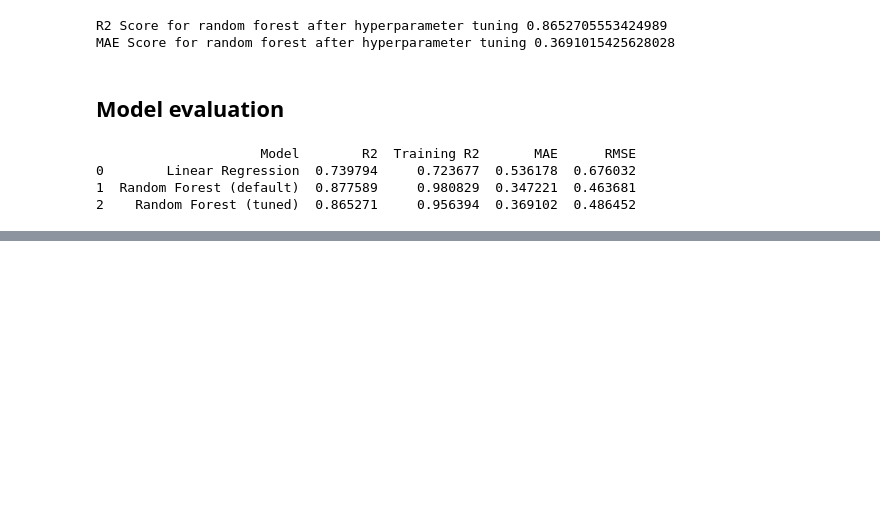
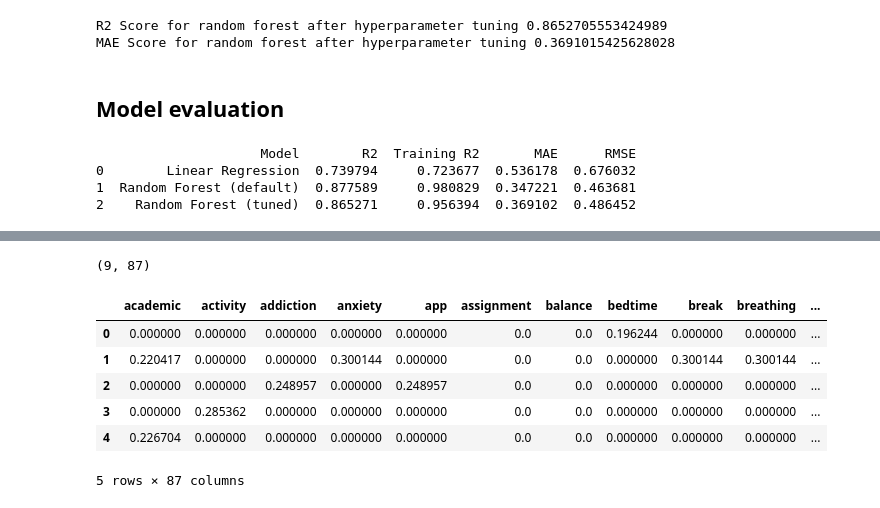
Before and after one commit to gokulgr007/Explainable-Student-Mental-Well-being-Analysis-and-Recommendation-System, a Jupyter notebook: student_wellbeing.ipynb, the cells around one changed output, grey strips where cells are left out. Cells and saved outputs as stored; diff of their text form; code cells hidden in the pictures; blank space fills up the shorter version.

```diff
--- a/student_wellbeing.ipynb
+++ b/student_wellbeing.ipynb
@@ -445,0 +541,26 @@ print(results)
+# %%
+
+stop_words = set(stopwords.words('english'))
+
+lemmatizer = WordNetLemmatizer()
+
+def preprocess_text(text):
+
+    # 1. Convert text into lowercase
+    text = text.lower()
+
+    # 2. Tokenize the text
+    tokens = word_tokenize(text)
+
+    # 3. Remove stopwords
+    tokens = [word for word in tokens if word not in stop_words]
+
+    # 4. Apply lemmatization
+    tokens = [lemmatizer.lemmatize(word) for word in tokens]
+
+    # 5. Join the words and return
+    return ' '.join(tokens)
+# %%
+recommendation_df['cleaned_text'] = recommendation_df['text'].apply(preprocess_text)
+
+recommendation_df[['category', 'cleaned_text']].head()
@@ -445,0 +574,23 @@ print(results)
+# %%
+from sklearn.feature_extraction.text import TfidfVectorizer
+
+tfidf = TfidfVectorizer()
+tfidf_matrix = tfidf.fit_transform(recommendation_df['cleaned_text'])
+print(tfidf_matrix.shape)
+# %% [output]
+(9, 87)
+# %%
+tfidf_df = pd.DataFrame(
+    tfidf_matrix.toarray(),
+    columns=tfidf.get_feature_names_out()
+)
+
+tfidf_df.head()
+# %% [output]
+|  | academic | activity | addiction | anxiety | app | assignment | balance | bedtime | break | breathing | ... |
+| 0 | 0.000000 | 0.000000 | 0.000000 | 0.000000 | 0.000000 | 0.0 | 0.0 | 0.196244 | 0.000000 | 0.000000 | ... |
+| 1 | 0.220417 | 0.000000 | 0.000000 | 0.300144 | 0.000000 | 0.0 | 0.0 | 0.000000 | 0.300144 | 0.300144 | ... |
+| 2 | 0.000000 | 0.000000 | 0.248957 | 0.000000 | 0.248957 | 0.0 | 0.0 | 0.000000 | 0.000000 | 0.000000 | ... |
+| 3 | 0.000000 | 0.285362 | 0.000000 | 0.000000 | 0.000000 | 0.0 | 0.0 | 0.000000 | 0.000000 | 0.000000 | ... |
+| 4 | 0.226704 | 0.000000 | 0.000000 | 0.000000 | 0.000000 | 0.0 | 0.0 | 0.000000 | 0.000000 | 0.000000 | ... |
+5 rows × 87 columns
```
Also changed, not shown: parts of 23 cells of this notebook.
